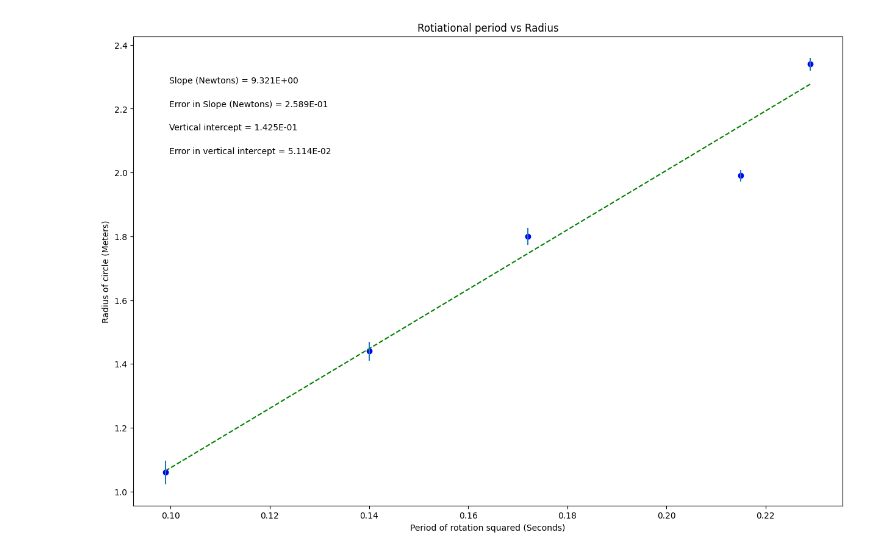
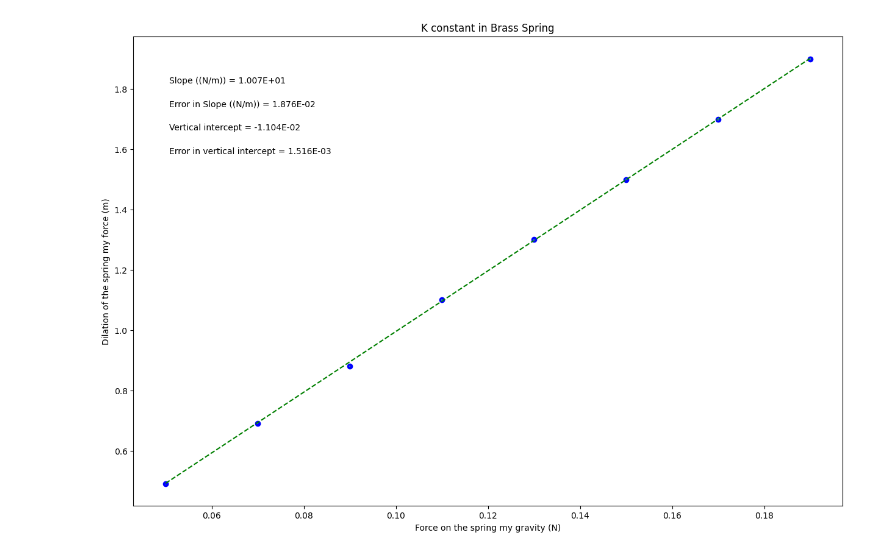
Before and after one commit to I-cant-belive-xander-is-here/School, a Jupyter notebook: PHSXlab_plotting_template.ipynb, the cells around one changed output. Cells and saved outputs as stored; diff of their text form; code cells hidden in the pictures.

```diff
--- a/PHSXlab_plotting_template.ipynb
+++ b/PHSXlab_plotting_template.ipynb
@@ -19,28 +19,28 @@ import matplotlib.pyplot as plt
 #variable names should start with a letter and must contain only letters, numbers, and underscores
 
 
-Period_of_rotation_squared_s = np.array([2.34, 1.99, 1.80, 1.44, 1.06])
+meters = np.array([0.050, 0.070, 0.090, 0.11, 0.13, 0.15, 0.17, 0.19])
 
-Radius_of_circle = np.array([0.229, 0.215, 0.172, 0.140, 0.099])
+Newton = np.array([0.49, 0.69, 0.88, 1.1, 1.3, 1.5, 1.7, 1.9])
 
-Error_in_T_Values = np.array([0.020, 0.018, 0.027, 0.03, 0.037])
+err_yvariable_changeme = np.array([0.00098, 0.00098, 0.002, 0.0039, 0.0039, 0.0039, 0.0039, 0.0039])
 
 
 
 #Re-assign variables as x, y, dy so that the remaining plotting code may remain generic
 #UPDATE VARIABLE NAMES (ON RHS OF EACH EQUAL SIGN) TO MATCH VARIABLE NAMES FOR DATA ABOVE
 
-x = Radius_of_circle           #this should be the array you want to plot on the x axis
-y = Period_of_rotation_squared_s             #this should be the array you want to plot on the y axis
-dy = Error_in_T_Values        #this should be your error in y array
+x = meters             #this should be the array you want to plot on the x axis
+y = Newton            #this should be the array you want to plot on the y axis
+dy = err_yvariable_changeme        #this should be your error in y array
 
 
 #UPDATE EACH OF THESE 4 STRINGS FOR YOUR PLOT LABELS AS YOU WANT THEM TO APPEAR
 
-plot_title= 'Rotiational period vs Radius'
-x_label= 'Period of rotation squared (Seconds)'
-y_label= 'Radius of circle (Meters)'
-slope_units= 'Newtons'
+plot_title= 'K constant in Brass Spring'
+x_label= 'Force on the spring my gravity (N)'
+y_label= 'Dilation of the spring my force (m)'
+slope_units= '(N/m)'
 
 #UPDATE ANNOTATION PLACEMENT SO IT'S OUT OF WAY OF PLOTTED DATA AND BEST FIT LINE
 #integer from 1 to 4, top R corner is 1 (counter-clockwise from there)
@@ -92,31 +92,31 @@ elif annotation_placement==3 or annotation_placement==4:
 #Don't need to change anything in this section!
 
 #Plot data on graph. Plot error bars and place values for slope,
 #error in slope, and vertical intercept (plus error) on the plot using "annotate"
 
 plt.figure(figsize=(15,10))
 
 plt.plot(x, fit, color='green', linestyle='--')
 plt.scatter(x, y, color='blue', marker='o')
 
 plt.xlabel(x_label)
 plt.ylabel(y_label)
 plt.title(plot_title)
 
 plt.errorbar(x, y, yerr=dy, xerr=None, fmt="none") #don't need to plot x error bars
 
 plt.annotate('Slope ({}) = {value:.{digits}E}'.format(slope_units,value=m, digits=3),
              (xpos, ypos[0]), xycoords='axes fraction')
 
 plt.annotate('Error in Slope ({}) = {value:.{digits}E}'.format(slope_units,value=dm, digits=3),
              (xpos, ypos[1]), xycoords='axes fraction')
 
 plt.annotate('Vertical intercept = {value:.{digits}E}'.format(value=b, digits=3),
              (xpos, ypos[2]), xycoords='axes fraction')
 
 plt.annotate('Error in vertical intercept = {value:.{digits}E}'.format(value=db, digits=3),
              (xpos, ypos[3]), xycoords='axes fraction')
 
 plt.show()
 # %% [output]
-[figure, old version]
+[figure, new version]
```
